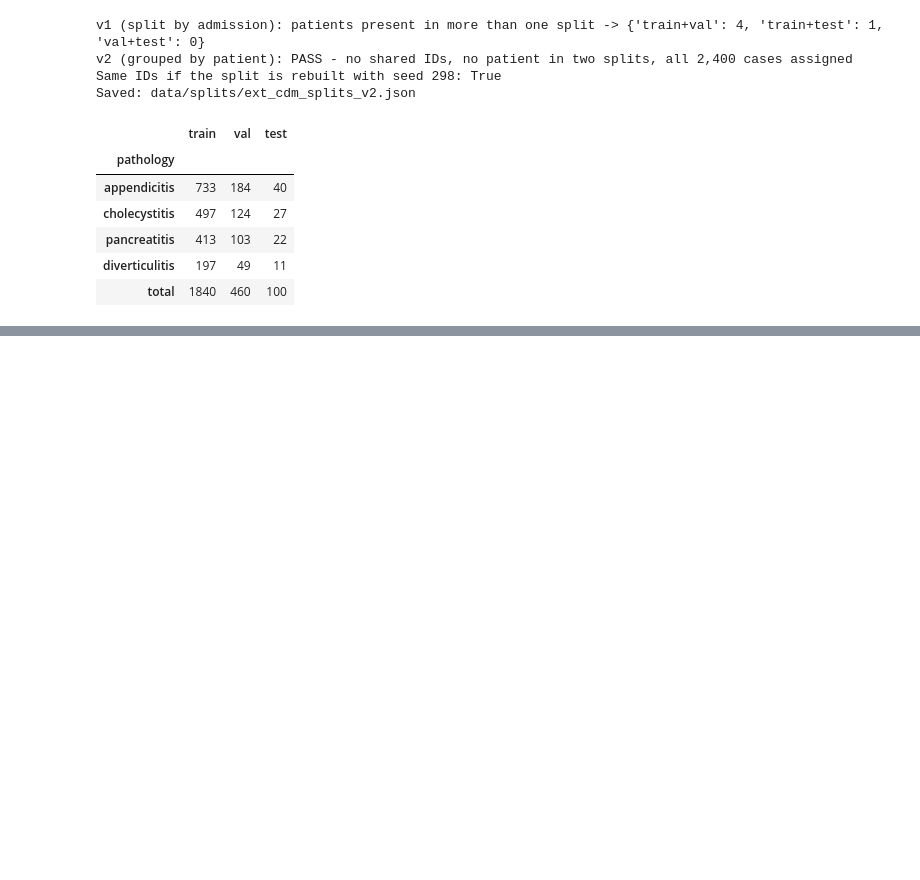
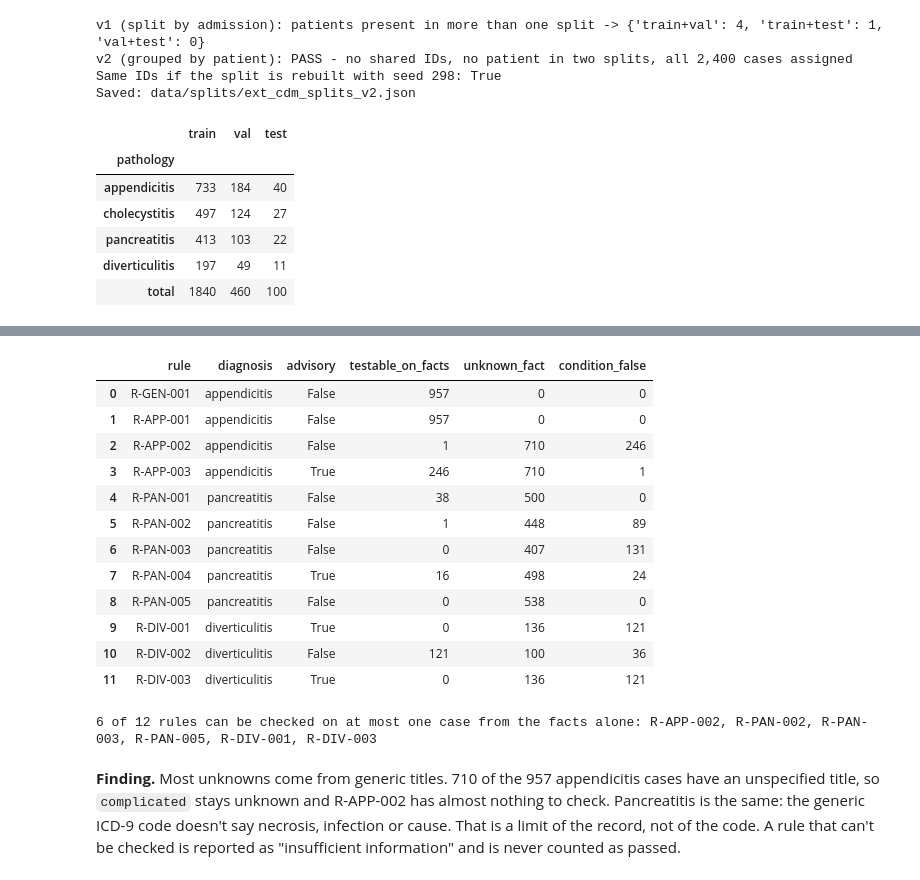
Before and after one commit to Akashkumarsenthil/Clinical-Discharge-Treatment-Plan-Verification, a Jupyter notebook: notebooks/data_pipeline_demo.ipynb, the cells around one changed output, grey strips where cells are left out. Saved outputs shown, nothing was run; the diff lists cells and outputs as text; code cells hidden in the pictures; blank space fills up the shorter version.

Commit message:
Workbook 2: notebook sections 5-8 (stage table, split table, case facts, population gaps, rule checks) and docs page for model development (4.1-4.4); README pointers

```diff
--- a/notebooks/data_pipeline_demo.ipynb
+++ b/notebooks/data_pipeline_demo.ipynb
@@ -697,0 +816,24 @@ Saved: data/splits/ext_cdm_splits_v2.json
+# %%
+from clinverify.data.case_loader import load_case_facts
+from clinverify.data.case_facts import NOT_DERIVABLE
+
+sys.path.insert(0, str(ROOT / "scripts"))
+import case_facts_counts as CF          # the same fact list and rule-coverage code as scripts/case_facts_counts.py
+
+facts_strict = load_case_facts()                    # main result: unknown stays unknown
+facts_sens = load_case_facts(sensitivity=True)      # separate analysis: absence of a code counts as absent
+
+def fact_counts(facts_by_case):
+    rows = []
+    for pathology, names in CF.FACTS.items():
+        group = [c["facts"] for c in facts_by_case.values() if c["pathology"] == pathology]
+        for fact in names:
+            true = sum(d.get(fact) is True for d in group)
+            false = sum(d.get(fact) is False for d in group)
+            rows.append({"pathology": pathology, "fact": fact, "cases": len(group),
+                         "true": true, "false": false, "unknown": len(group) - true - false})
+    return pd.DataFrame(rows)
+
+strict_counts = fact_counts(facts_strict)
+print("Never derived (no field or code in the record):", ", ".join(NOT_DERIVABLE))
+strict_counts
@@ -697,0 +877,24 @@ Saved: data/splits/ext_cdm_splits_v2.json
+# %%
+rule_coverage = CF.rule_eligibility(facts_strict)
+rule_coverage
+# %% [output]
+|  | rule | diagnosis | advisory | testable_on_facts | unknown_fact | condition_false |
+| 0 | R-GEN-001 | appendicitis | False | 957 | 0 | 0 |
+| 1 | R-APP-001 | appendicitis | False | 957 | 0 | 0 |
+| 2 | R-APP-002 | appendicitis | False | 1 | 710 | 246 |
+| 3 | R-APP-003 | appendicitis | True | 246 | 710 | 1 |
+| 4 | R-PAN-001 | pancreatitis | False | 38 | 500 | 0 |
+| 5 | R-PAN-002 | pancreatitis | False | 1 | 448 | 89 |
+| 6 | R-PAN-003 | pancreatitis | False | 0 | 407 | 131 |
+| 7 | R-PAN-004 | pancreatitis | True | 16 | 498 | 24 |
+| 8 | R-PAN-005 | pancreatitis | False | 0 | 538 | 0 |
+| 9 | R-DIV-001 | diverticulitis | True | 0 | 136 | 121 |
+| 10 | R-DIV-002 | diverticulitis | False | 121 | 100 | 36 |
+| 11 | R-DIV-003 | diverticulitis | True | 0 | 136 | 121 |
+# %%
+low = rule_coverage[rule_coverage["testable_on_facts"] <= 1]["rule"].tolist()
+print(f"{len(low)} of {len(rule_coverage)} rules can be checked on at most one case from the facts alone: {', '.join(low)}")
+# %% [output]
+6 of 12 rules can be checked on at most one case from the facts alone: R-APP-002, R-PAN-002, R-PAN-003, R-PAN-005, R-DIV-001, R-DIV-003
+# %% [markdown]
+**Finding.** Most unknowns come from generic titles. 710 of the 957 appendicitis cases have an unspecified title, so `complicated` stays unknown and R-APP-002 has almost nothing to check. Pancreatitis is the same: the generic ICD-9 code doesn't say necrosis, infection or cause. That is a limit of the record, not of the code. A rule that can't be checked is reported as "insufficient information" and is never counted as passed.
```
Also changed, not shown: parts of 27 cells of this notebook, 2 other files.
